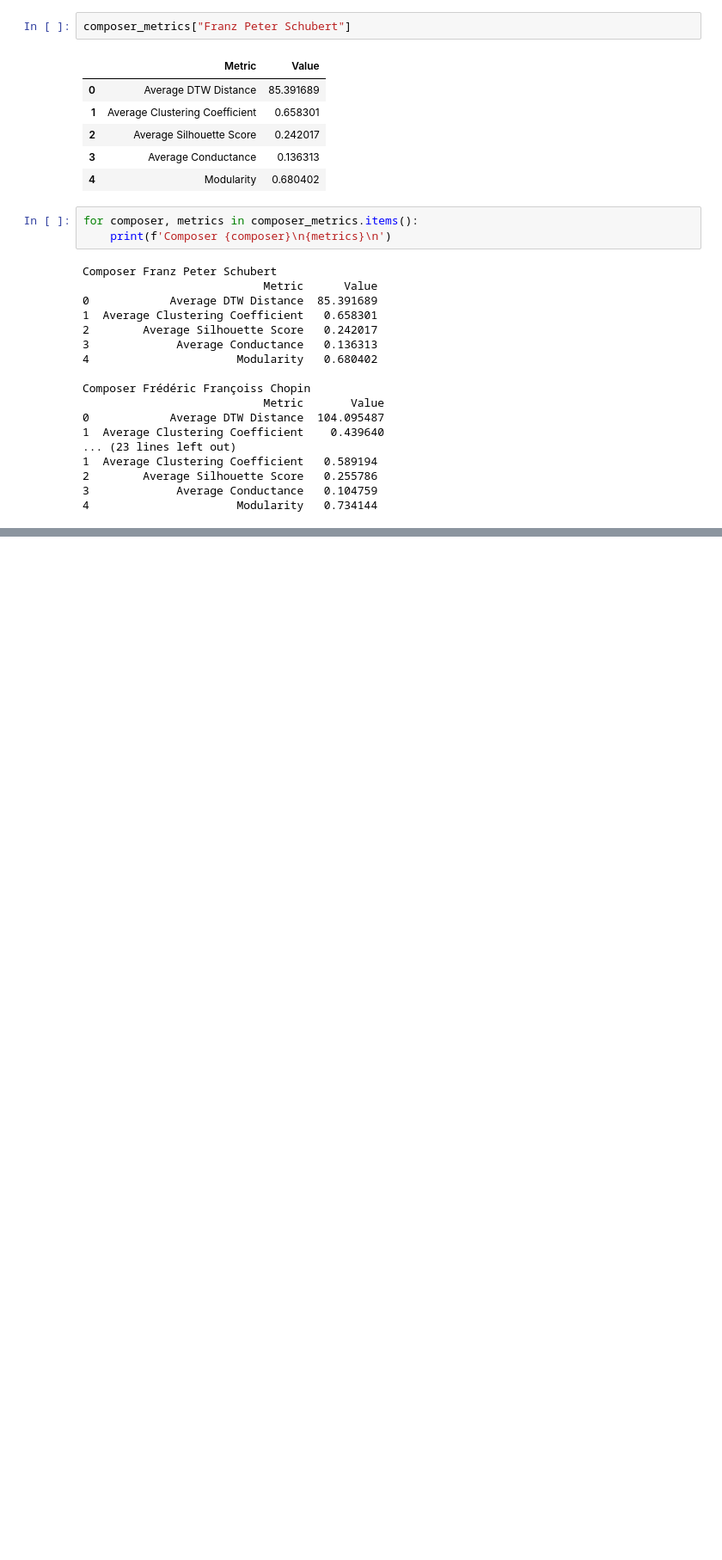
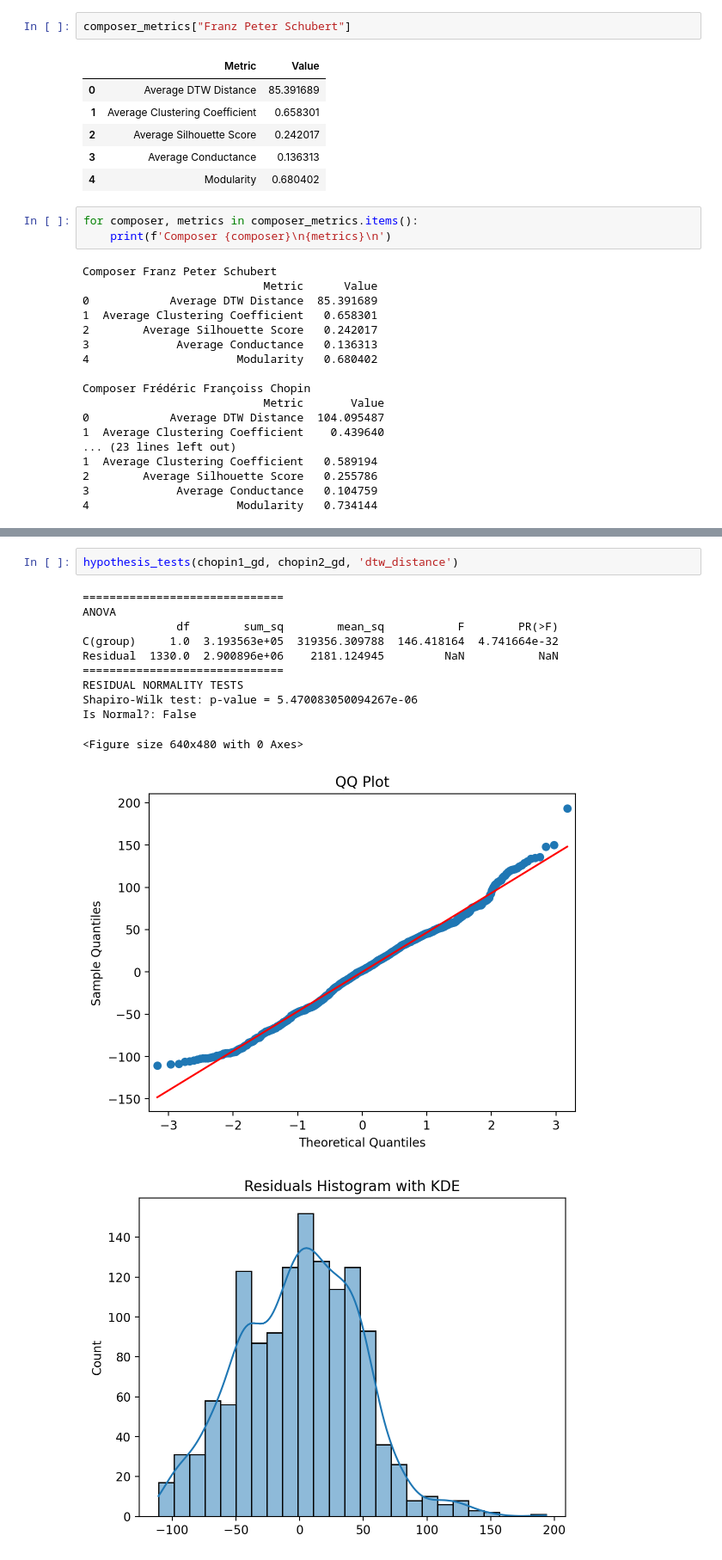
Before and after one commit to 5i5ousPlay/Thesisv2, a Jupyter notebook: Mogging/Graph_Building.ipynb, the cells around one changed output, grey strips where cells are left out. Shown at 86% size. Drawn from its saved outputs; the diff is of its cells as text; blank space fills up the shorter version.

```diff
--- a/Mogging/Graph_Building.ipynb
+++ b/Mogging/Graph_Building.ipynb
@@ -570,0 +668,15 @@ Composer Frédéric Françoiss Chopin
+# %%
+hypothesis_tests(chopin1_gd, chopin2_gd, 'dtw_distance')
+# %% [output]
+==============================
+ANOVA
+              df        sum_sq        mean_sq           F        PR(>F)
+C(group)     1.0  3.193563e+05  319356.309788  146.418164  4.741664e-32
+Residual  1330.0  2.900896e+06    2181.124945         NaN           NaN
+==============================
+RESIDUAL NORMALITY TESTS
+Shapiro-Wilk test: p-value = 5.470083050094267e-06
+Is Normal?: False
+<Figure size 640x480 with 0 Axes>
+[figure, added]
+[figure, added]
```
Also changed, not shown: parts of 50 cells of this notebook.
